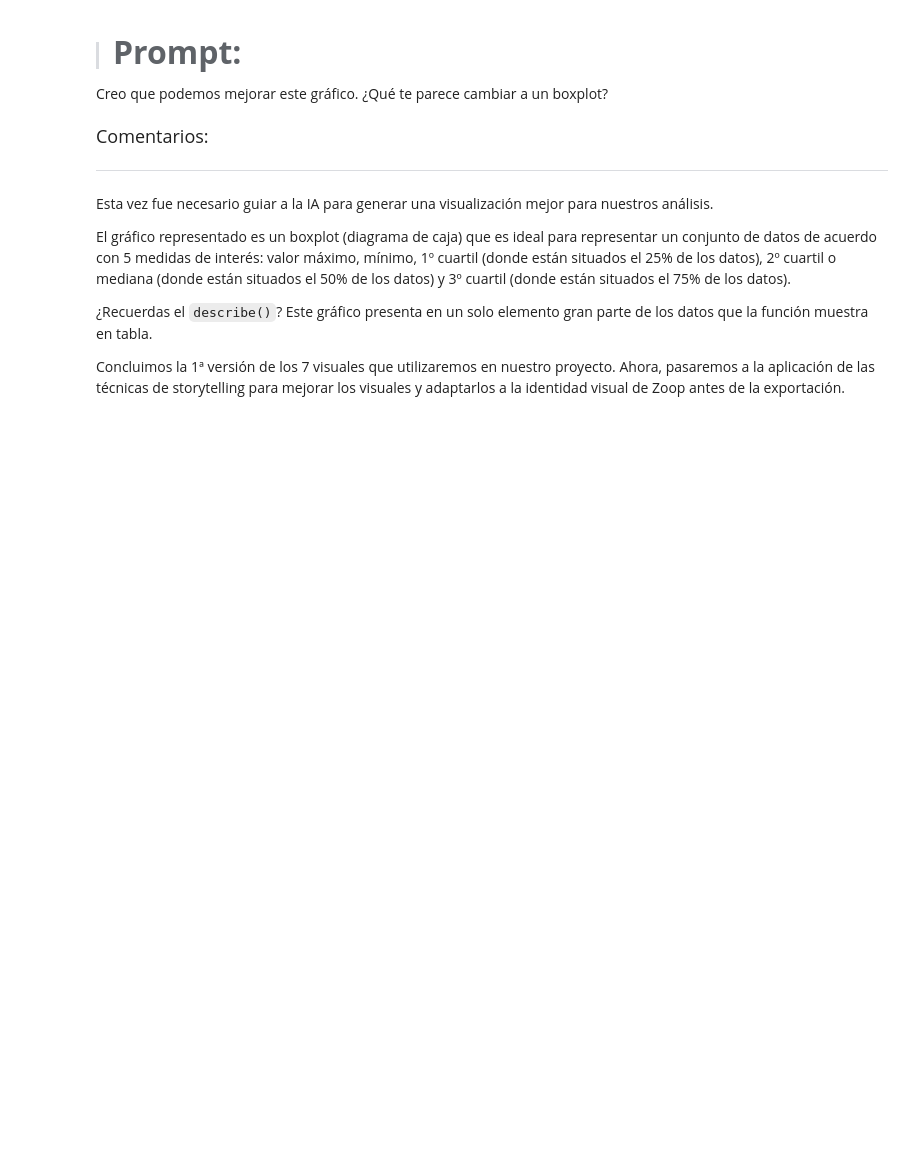
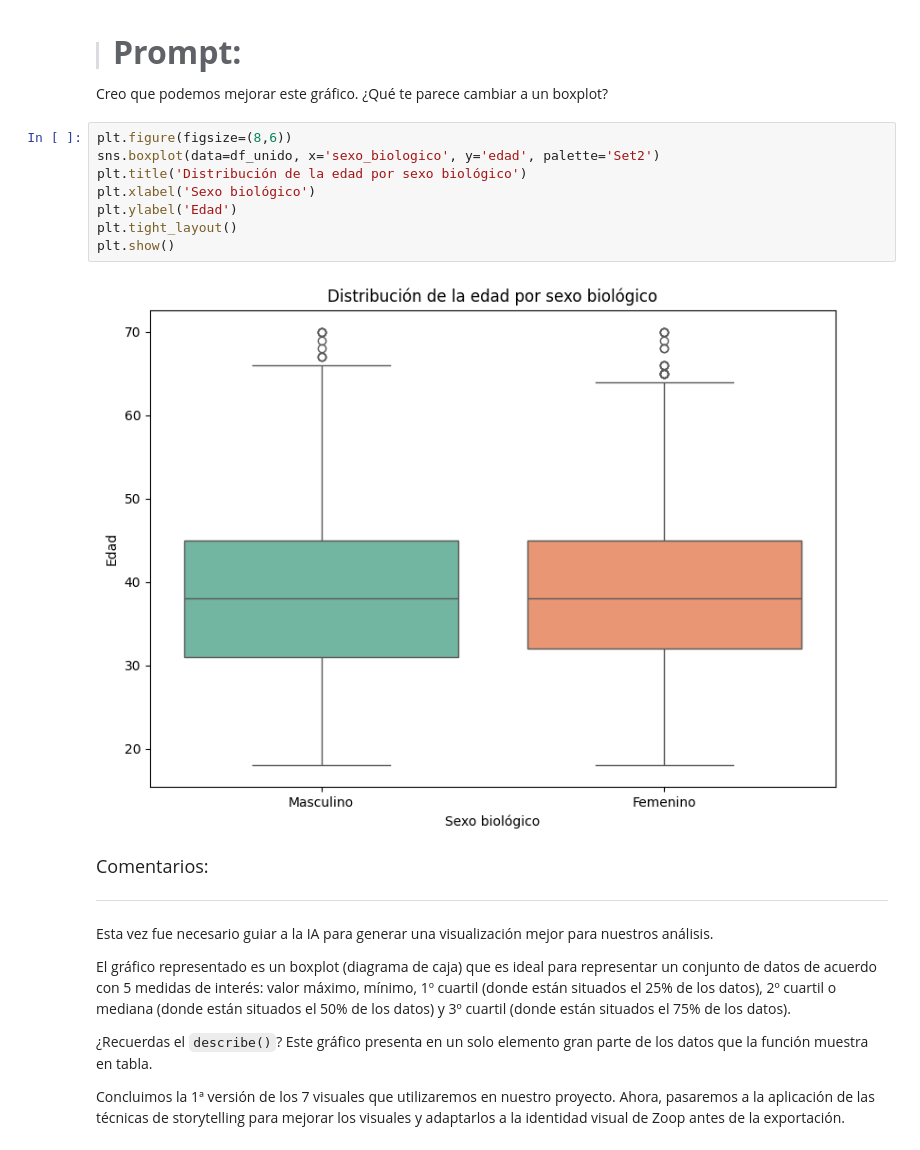
Before and after one commit to betorockers/DataScience_AluraLatam, a Jupyter notebook: 3-ETL/6-IA_aplicada_a_la_ciencia_de_datos/IA_aplicada_a_ciencia_de_datos.ipynb, the cells around one changed output. Saved outputs shown, nothing was run; the diff lists cells and outputs as text; blank space fills up the shorter version.

```diff
--- a/3-ETL/6-IA_aplicada_a_la_ciencia_de_datos/IA_aplicada_a_ciencia_de_datos.ipynb
+++ b/3-ETL/6-IA_aplicada_a_la_ciencia_de_datos/IA_aplicada_a_ciencia_de_datos.ipynb
@@ -827,6 +843,16 @@ El gráfico generado es poco práctico, ya que compila los datos del sexo bioló
 > #### <strong><font color="7b71ff" size=6>Prompt:</font></strong>
 
 Creo que podemos mejorar este gráfico. ¿Qué te parece cambiar a un boxplot?
+# %%
+plt.figure(figsize=(8,6))
+sns.boxplot(data=df_unido, x='sexo_biologico', y='edad', palette='Set2')
+plt.title('Distribución de la edad por sexo biológico')
+plt.xlabel('Sexo biológico')
+plt.ylabel('Edad')
+plt.tight_layout()
+plt.show()
+# %% [output]
+[figure, added]
 # %% [markdown]
 <font color="7b71ff" size=4> Comentarios: </font>
 
```
Also changed, not shown: parts of 29 cells of this notebook, 10 other files.
